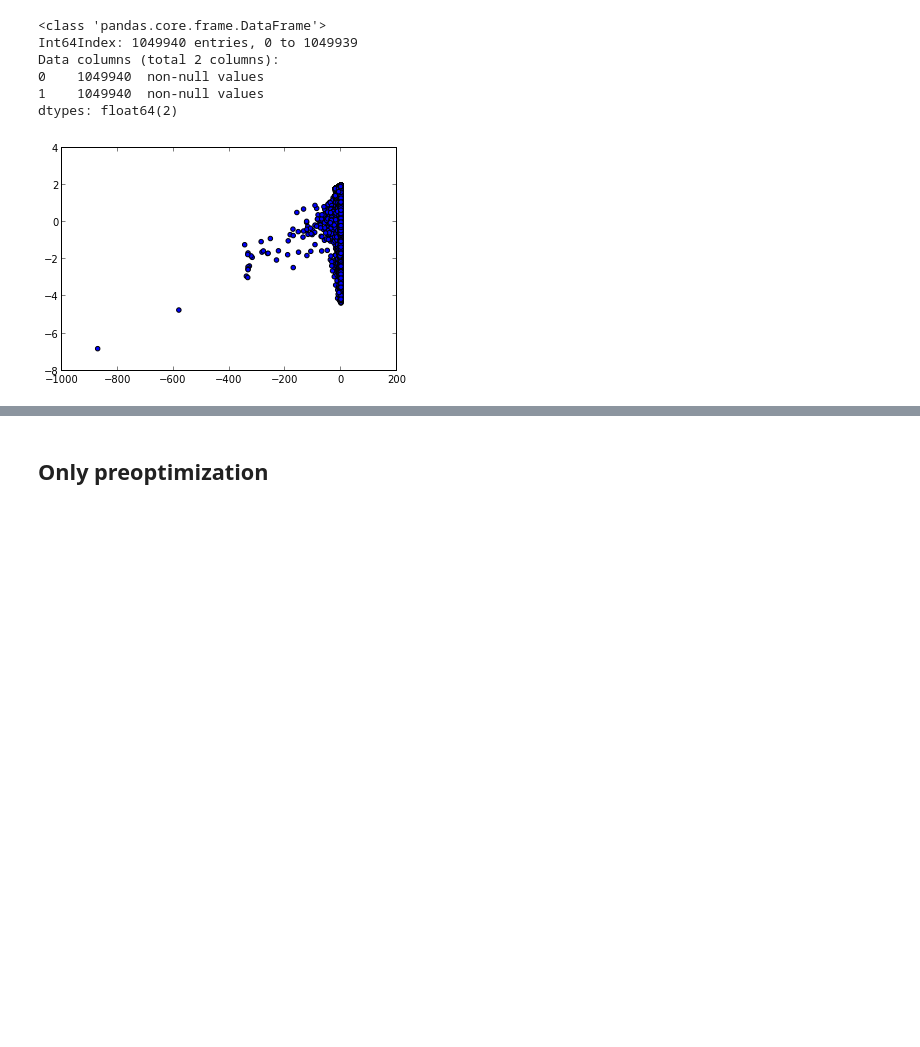
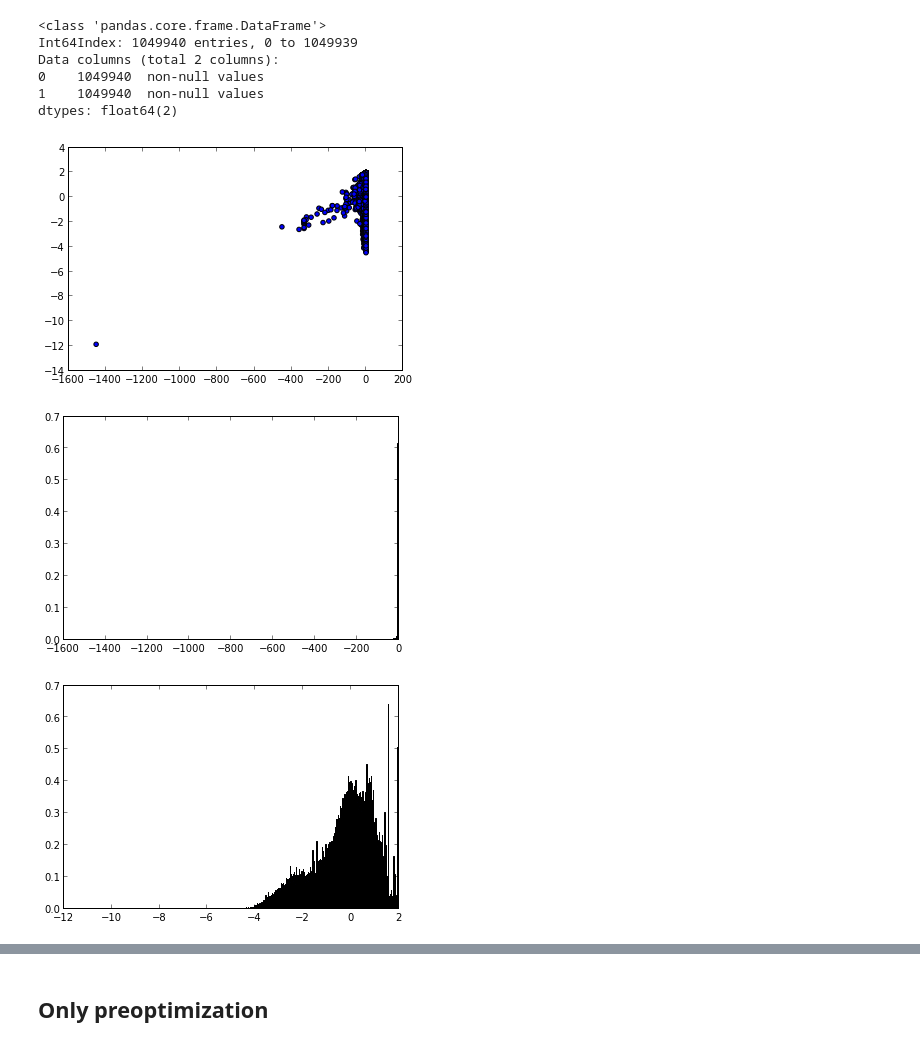
Before and after one commit to lrq3000/oacs, a Jupyter notebook: ipynb/Dataset Analysis.ipynb, the cells around one changed output, grey strips where cells are left out. Cells and saved outputs as stored; diff of their text form; code cells hidden in the pictures; blank space fills up the shorter version.

Commit message:
update: Notebook reworked to plot data easierly
Signed-off-by: Stephen L. <lrq3000@gmail.com>

```diff
--- a/ipynb/Dataset Analysis.ipynb
+++ b/ipynb/Dataset Analysis.ipynb
@@ -228,11 +228,17 @@ dtypes: float64(2)
 # %%
 import random
 rows = random.sample(Z.index, 100000)
 #X = runner.vars['X']
 plt.scatter(Z.ix[rows,0], Z.ix[rows,1])#, s=X.framerepeat))
 plt.show()
+plt.hist(Z.ix[rows,0], bins=1000, normed=True)
+plt.show()
+plt.hist(Z.ix[rows,1], bins=1000, normed=True)
+plt.show()
 # %% [output]
-[figure, old version]
+[figure, new version]
+[figure, added]
+[figure, added]
 # %%
 print(X.shape)
 print(U.shape)
```
Also changed, not shown: parts of 2 cells of this notebook.
